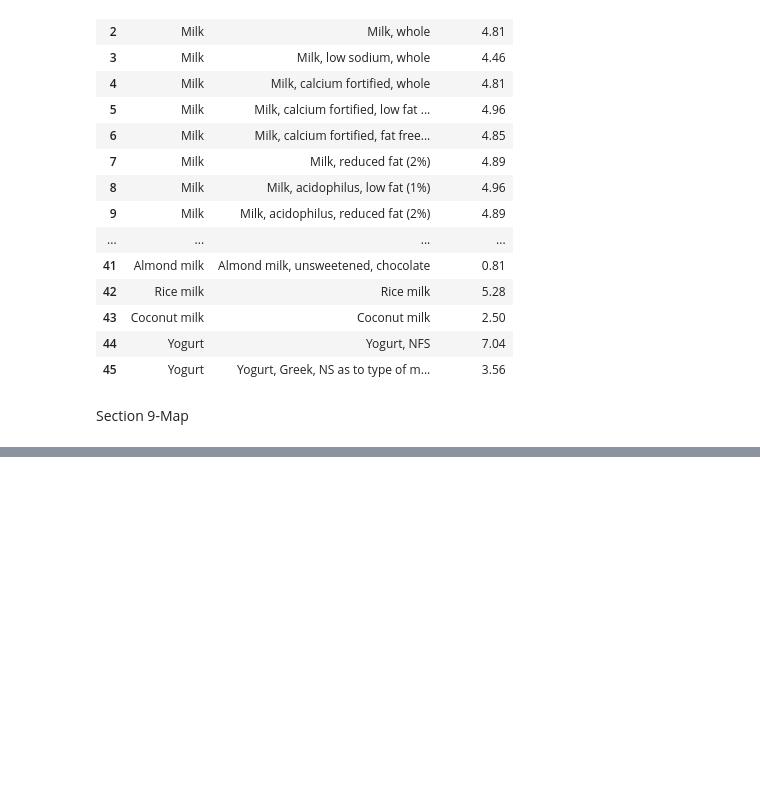
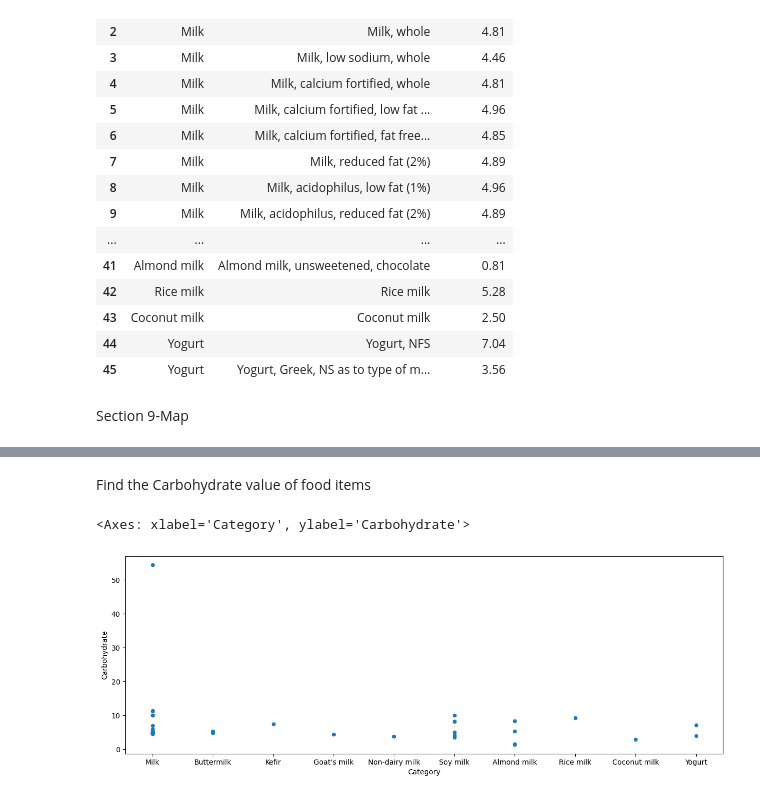
Before and after one commit to umams2002/datafun-06-projects, a Jupyter notebook: Task3_Food.ipynb, the cells around one changed output, grey strips where cells are left out. Saved outputs shown, nothing was run; the diff lists cells and outputs as text; code cells hidden in the pictures; blank space fills up the shorter version.

```diff
--- a/Task3_Food.ipynb
+++ b/Task3_Food.ipynb
@@ -229,0 +242,10 @@ df
+# %% [markdown]
+Find the Carbohydrate value of food items
+# %%
+import matplotlib.pyplot as plt
+import seaborn
+
+df.plot.scatter(x='Category',y='Carbohydrate', legend = "full",  figsize=(15,5))
+# %% [output]
+<Axes: xlabel='Category', ylabel='Carbohydrate'>
+[figure, added]
```
Also changed, not shown: parts of 5 cells of this notebook.
